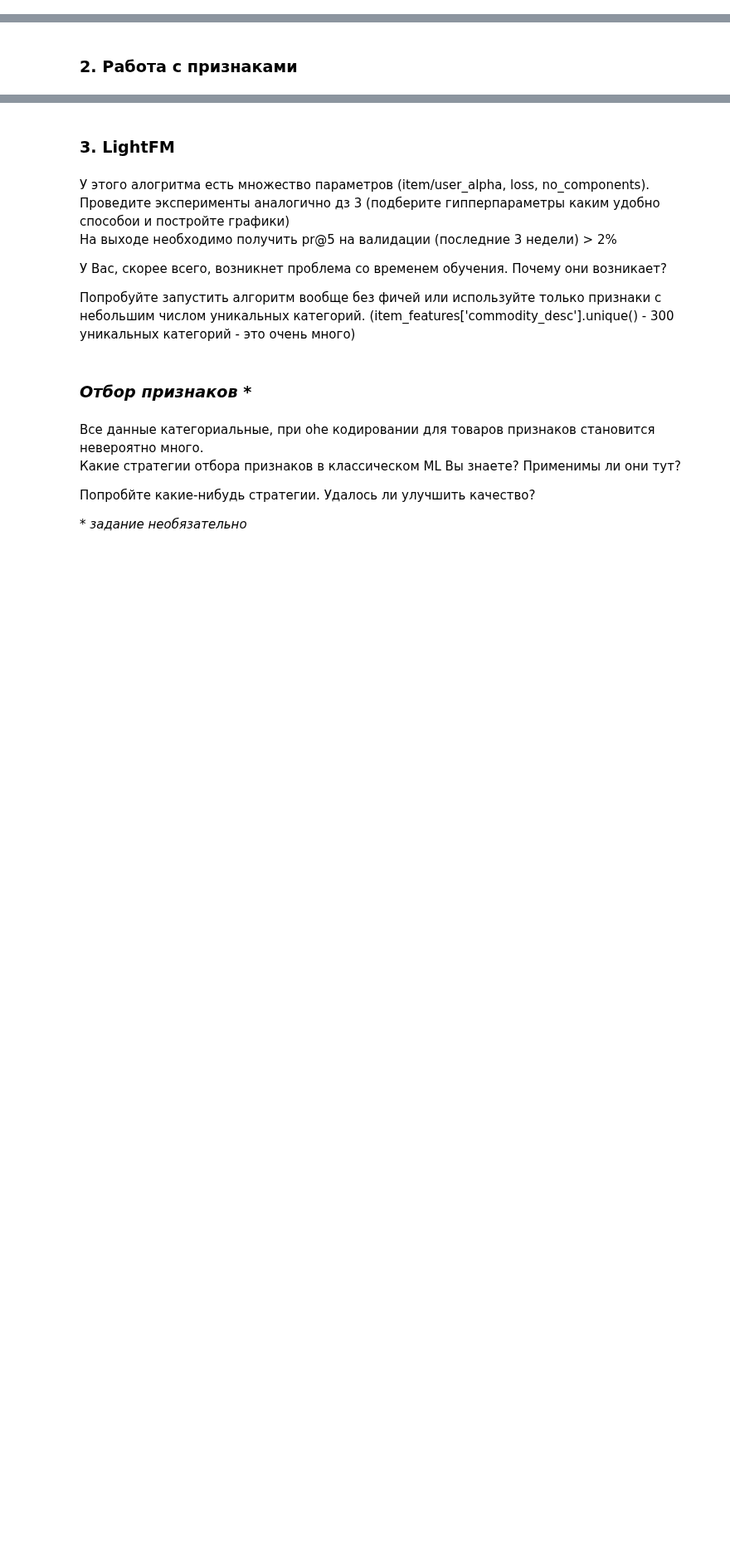
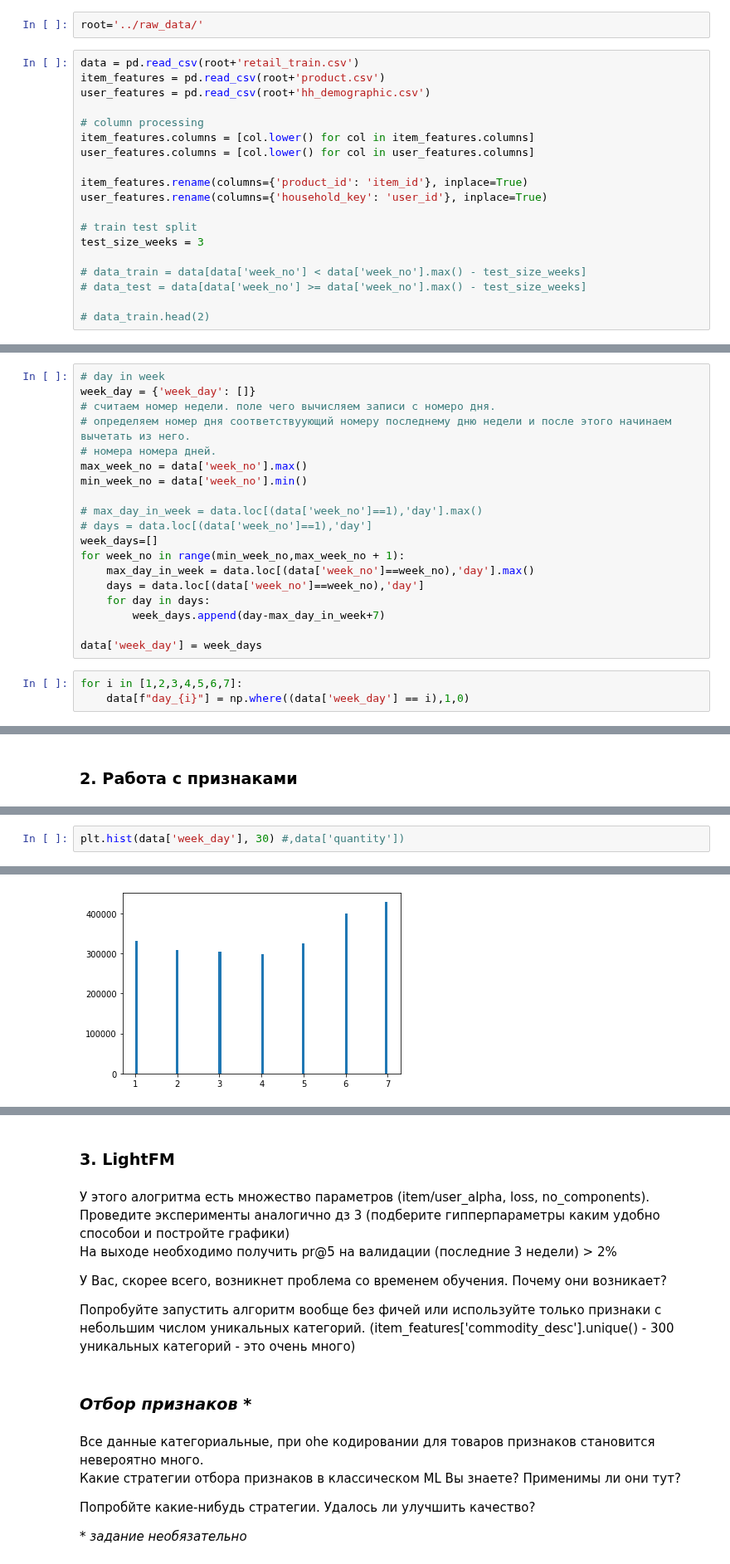
Before and after one commit to evelisko/GB_RegSys, a Jupyter notebook: Lesson_5/HW_RS_Lesson_5.ipynb, the cells around one changed output, grey strips where cells are left out. Shown at 83% size. Cells and saved outputs as stored; diff of their text form; blank space fills up the shorter version.

```diff
--- a/Lesson_5/HW_RS_Lesson_5.ipynb
+++ b/Lesson_5/HW_RS_Lesson_5.ipynb
@@ -90,0 +120,21 @@ import lightfm
+# %%
+root='../raw_data/'
+# %%
+data = pd.read_csv(root+'retail_train.csv')
+item_features = pd.read_csv(root+'product.csv')
+user_features = pd.read_csv(root+'hh_demographic.csv')
+
+# column processing
+item_features.columns = [col.lower() for col in item_features.columns]
+user_features.columns = [col.lower() for col in user_features.columns]
+
+item_features.rename(columns={'product_id': 'item_id'}, inplace=True)
+user_features.rename(columns={'household_key': 'user_id'}, inplace=True)
+
+# train test split
+test_size_weeks = 3
+
+# data_train = data[data['week_no'] < data['week_no'].max() - test_size_weeks]
+# data_test = data[data['week_no'] >= data['week_no'].max() - test_size_weeks]
+
+# data_train.head(2)
@@ -90,0 +249,22 @@ import lightfm
+# %%
+# day in week
+week_day = {'week_day': []}
+# считаем номер недели. поле чего вычисляем записи с номеро дня.
+# определяем номер дня соответствуующий номеру последнему дню недели и после этого начинаем вычетать из него.
+# номера номера дней.
+max_week_no = data['week_no'].max()
+min_week_no = data['week_no'].min()
+
+# max_day_in_week = data.loc[(data['week_no']==1),'day'].max()
+# days = data.loc[(data['week_no']==1),'day']
+week_days=[]
+for week_no in range(min_week_no,max_week_no + 1):
+    max_day_in_week = data.loc[(data['week_no']==week_no),'day'].max()
+    days = data.loc[(data['week_no']==week_no),'day']
+    for day in days:
+        week_days.append(day-max_day_in_week+7)
+
+data['week_day'] = week_days
+# %%
+for i in [1,2,3,4,5,6,7]:
+    data[f"day_{i}"] = np.where((data['week_day'] == i),1,0)
@@ -98,0 +573,3 @@ import lightfm
+# %%
+plt.hist(data['week_day'], 30) #,data['quantity'])
+# %% [output]
@@ -98,0 +593 @@ import lightfm
+[figure, added]
```
Also changed, not shown: parts of 54 cells of this notebook.
